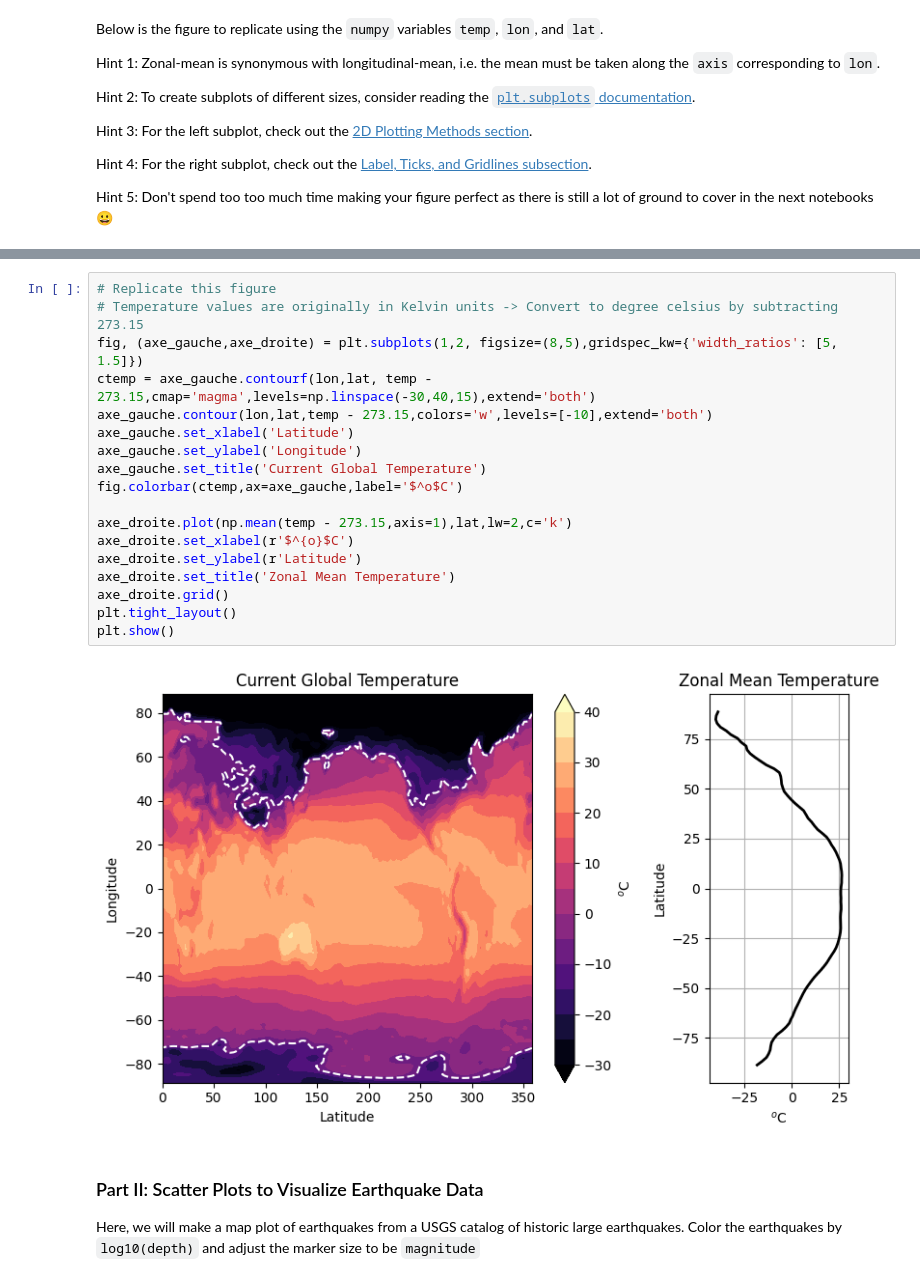
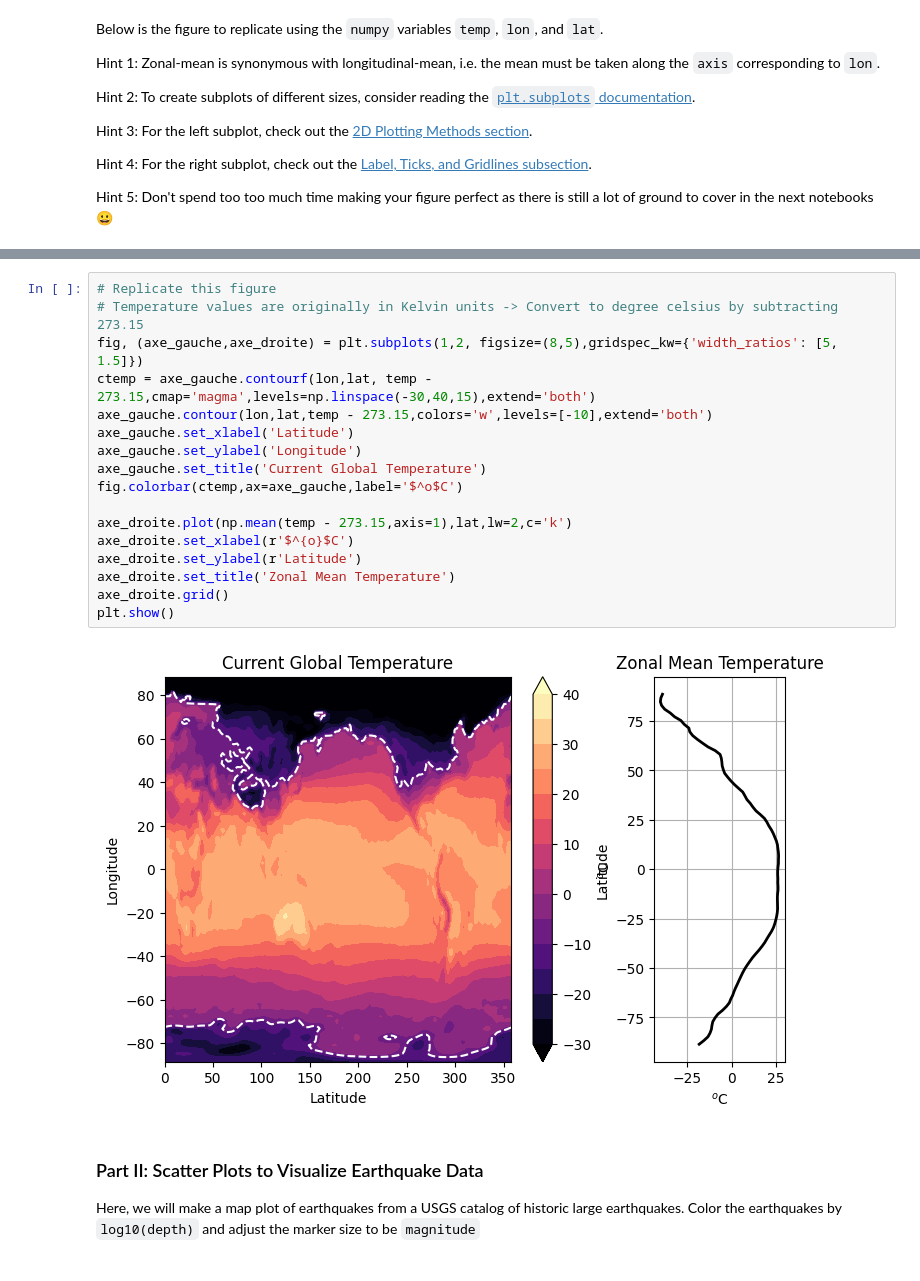
Before and after one commit to noegaill/2025_Intro_Python, a Jupyter notebook: notebook/W2_S2.ipynb, the cells around one changed output, grey strips where cells are left out. Drawn from its saved outputs; the diff is of its cells as text.

```diff
--- a/notebook/W2_S2.ipynb
+++ b/notebook/W2_S2.ipynb
@@ -87,23 +87,22 @@ Hint 5: Don't spend too too much time making your figure perfect as there is sti
 # %%
 # Replicate this figure
 # Temperature values are originally in Kelvin units -> Convert to degree celsius by subtracting 273.15
 fig, (axe_gauche,axe_droite) = plt.subplots(1,2, figsize=(8,5),gridspec_kw={'width_ratios': [5, 1.5]})
 ctemp = axe_gauche.contourf(lon,lat, temp - 273.15,cmap='magma',levels=np.linspace(-30,40,15),extend='both')
 axe_gauche.contour(lon,lat,temp - 273.15,colors='w',levels=[-10],extend='both')
 axe_gauche.set_xlabel('Latitude')
 axe_gauche.set_ylabel('Longitude')
 axe_gauche.set_title('Current Global Temperature')
 fig.colorbar(ctemp,ax=axe_gauche,label='$^o$C')
 
 axe_droite.plot(np.mean(temp - 273.15,axis=1),lat,lw=2,c='k')
 axe_droite.set_xlabel(r'$^{o}$C')
 axe_droite.set_ylabel(r'Latitude')
 axe_droite.set_title('Zonal Mean Temperature')
 axe_droite.grid()
-plt.tight_layout()
 plt.show()
 # %% [output]
-[figure, old version]
+[figure, new version]
 # %% [markdown]
 ### Part II: Scatter Plots to Visualize Earthquake Data
 Here, we will make a map plot of earthquakes from a USGS catalog of historic large earthquakes. Color the earthquakes by `log10(depth)` and adjust the marker size to be `magnitude`
```
